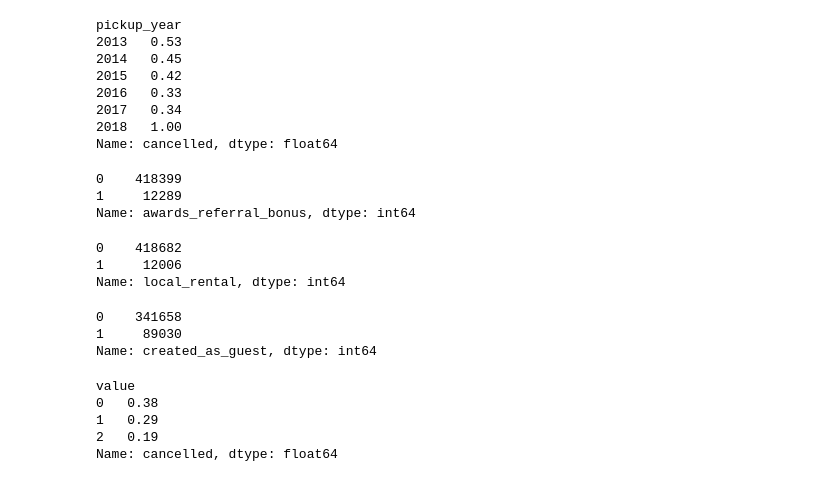
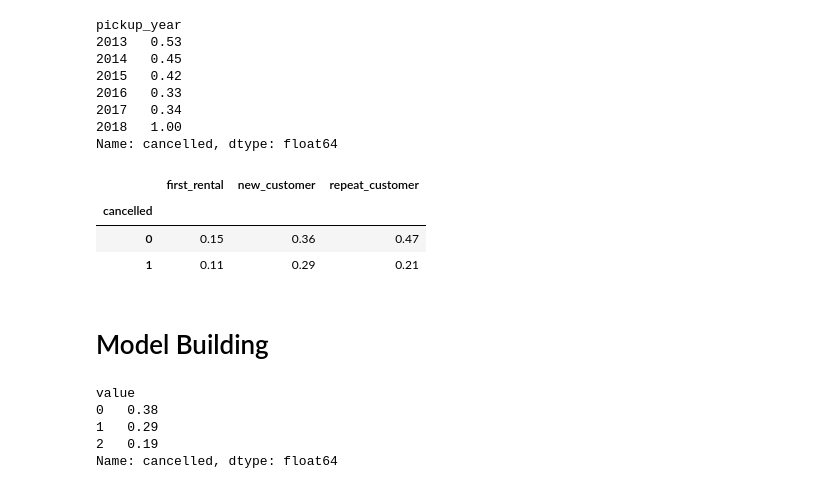
Before and after one commit to mengeling/silvercar-cancellation-predictor, a Jupyter notebook: EDA/silvercar.ipynb, the cells around one changed output. Drawn from its saved outputs; the diff is of its cells as text; code cells hidden in the pictures.

```diff
--- a/EDA/silvercar.ipynb
+++ b/EDA/silvercar.ipynb
@@ -345,21 +366,12 @@ pickup_year
 2017   0.34
 2018   1.00
 Name: cancelled, dtype: float64
-# %%
-df["awards_referral_bonus"].value_counts()
-# %% [output]
-0    418399
-1     12289
-Name: awards_referral_bonus, dtype: int64
-# %%
-df["local_rental"].value_counts()
-# %% [output]
-0    418682
-1     12006
-Name: local_rental, dtype: int64
-# %%
-df["created_as_guest"].value_counts()
-# %% [output]
-0    341658
-1     89030
-Name: created_as_guest, dtype: int64
+# %%
+df[["first_rental", "new_customer", "repeat_customer"]] = pd.get_dummies(df["reservation_frequency"])
+# %%
+df.groupby("cancelled")[["first_rental", "new_customer", "repeat_customer"]].mean()
+# %% [output]
+|  | first_rental | new_customer | repeat_customer |
+| cancelled |  |  |  |
+| 0 | 0.15 | 0.36 | 0.47 |
+| 1 | 0.11 | 0.29 | 0.21 |
@@ -366,3 +381,5 @@ Name: created_as_guest, dtype: int64
+# %% [markdown]
+# Model Building
 # %%
 # cols = ["user_id", "cancelled", "time_to_pickup", "reservation_frequency", "used_promo",
 #       "trip_length"]
```
Also changed, not shown: parts of 14 cells of this notebook, 1 other file.
